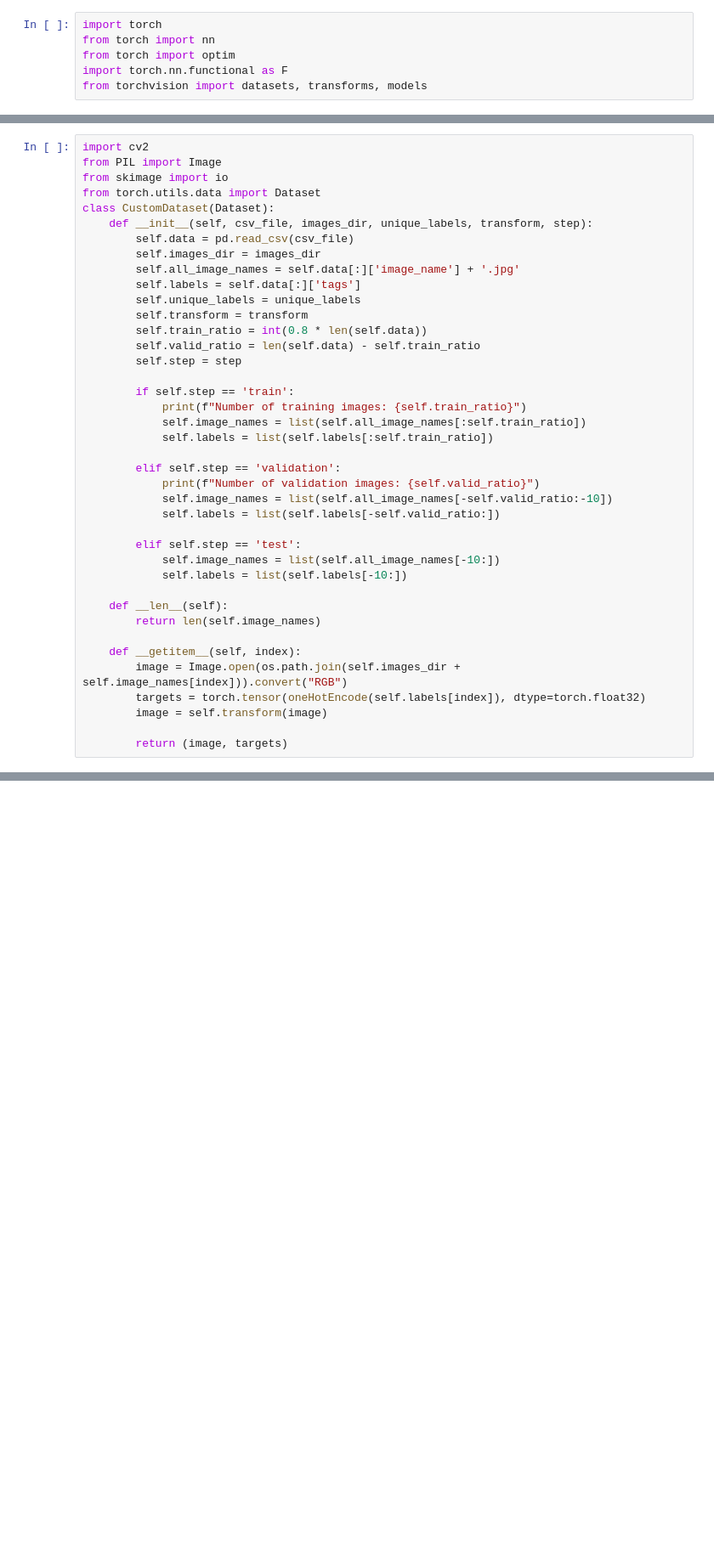
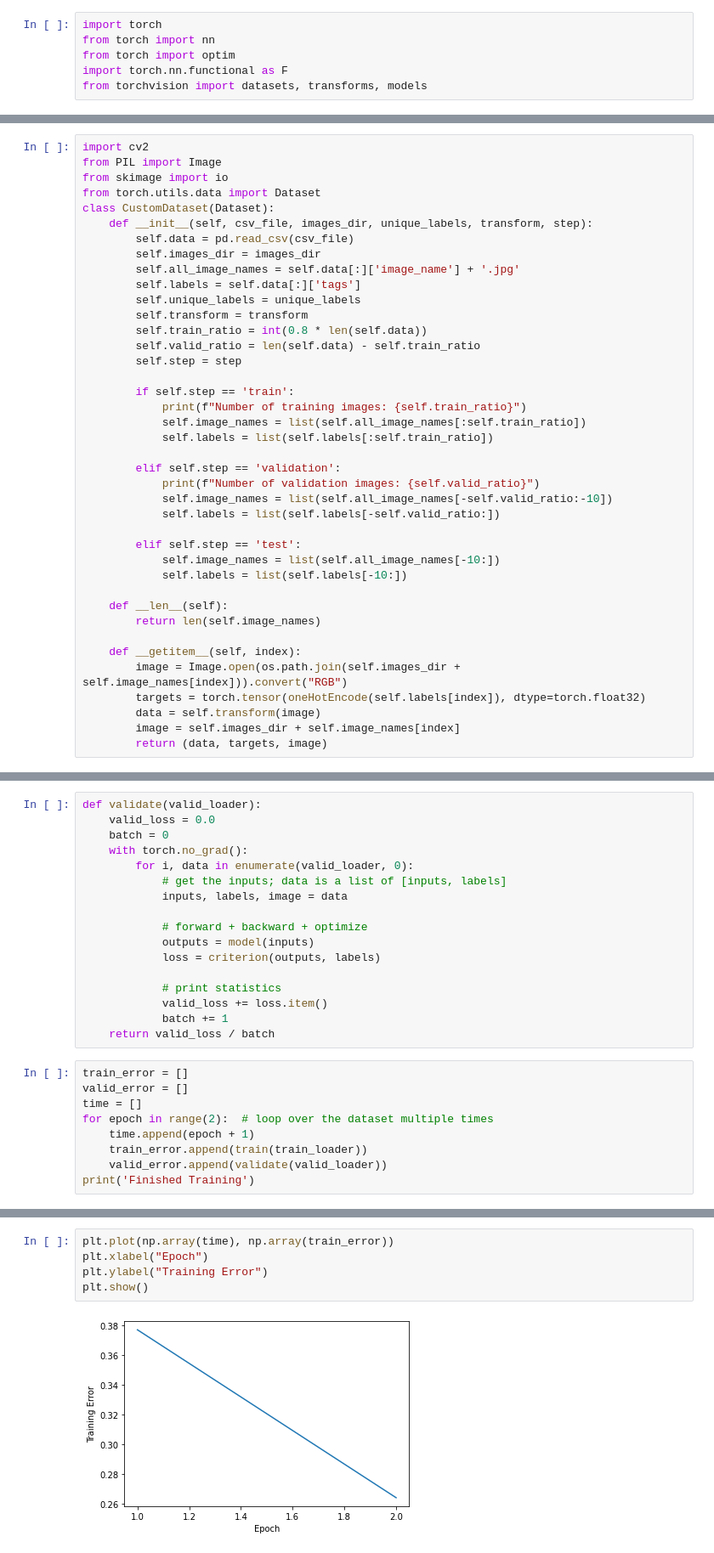
Before and after one commit to cris-scheib/satellite-image-classifier, a Jupyter notebook: Classifier.ipynb, the cells around one changed output, grey strips where cells are left out. Shown: that part at 85% size. Saved outputs shown, nothing was run; the diff lists cells and outputs as text; blank space fills up the shorter version.

Commit message:
Added validation step, testing and plot

```diff
--- a/Classifier.ipynb
+++ b/Classifier.ipynb
@@ -128,9 +135,9 @@ class CustomDataset(Dataset):
     def __getitem__(self, index):
         image = Image.open(os.path.join(self.images_dir + self.image_names[index])).convert("RGB")
         targets = torch.tensor(oneHotEncode(self.labels[index]), dtype=torch.float32)
-        image = self.transform(image)
-
-        return (image, targets)
+        data = self.transform(image)
+        image = self.images_dir + self.image_names[index]
+        return (data, targets, image)
 # %%
 from torch.utils.data import DataLoader
 
@@ -199,0 +210,26 @@ running_loss / 2000
+# %%
+def validate(valid_loader):
+    valid_loss = 0.0
+    batch = 0
+    with torch.no_grad():
+        for i, data in enumerate(valid_loader, 0):
+            # get the inputs; data is a list of [inputs, labels]
+            inputs, labels, image = data
+
+            # forward + backward + optimize
+            outputs = model(inputs)
+            loss = criterion(outputs, labels)
+
+            # print statistics
+            valid_loss += loss.item()
+            batch += 1
+    return valid_loss / batch
+# %%
+train_error = []
+valid_error = []
+time = []
+for epoch in range(2):  # loop over the dataset multiple times
+    time.append(epoch + 1)
+    train_error.append(train(train_loader))
+    valid_error.append(validate(valid_loader))
+print('Finished Training')
@@ -199,0 +238,7 @@ running_loss / 2000
+# %%
+plt.plot(np.array(time), np.array(train_error))
+plt.xlabel("Epoch")
+plt.ylabel("Training Error")
+plt.show()
+# %% [output]
+[figure, added]
```
Also changed, not shown: parts of 10 cells of this notebook.
